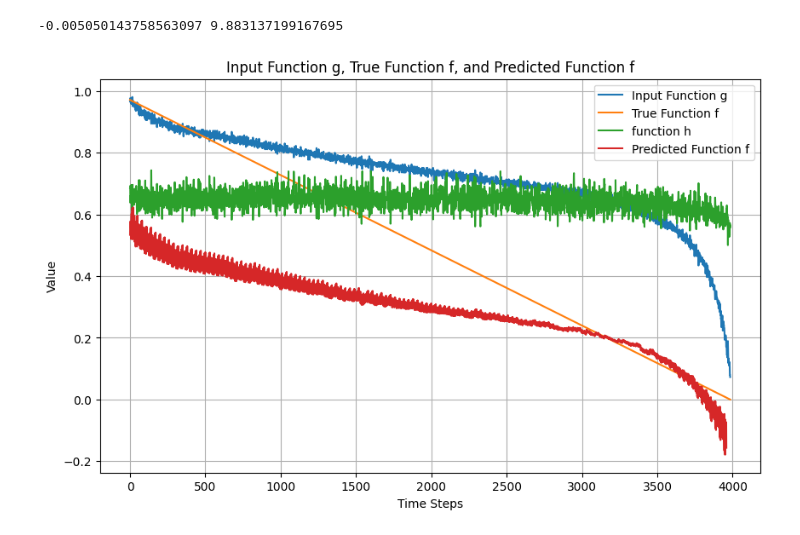
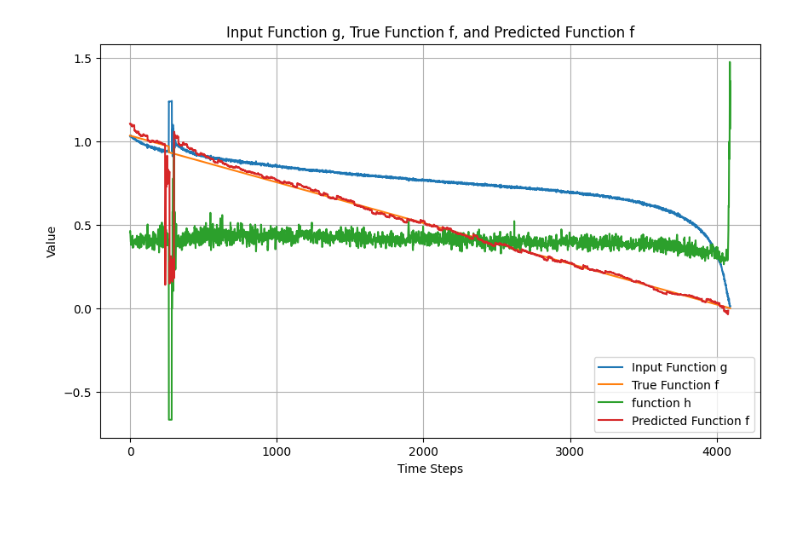
Before and after one commit to martin3698753/cflie, a Jupyter notebook: motornbat_map.ipynb, the cells around one changed output. Cells and saved outputs as stored; diff of their text form; code cells hidden in the pictures.

```diff
--- a/motornbat_map.ipynb
+++ b/motornbat_map.ipynb
@@ -65,8 +53,8 @@ for d in train_dir:
 class FunctionDataset(Dataset):
     def __init__(self, data, n):
         self.g = data[0]  # Function g
-        self.f = data[1]  # Function f
-        self.h = data[2]
+        self.h = data[1]
+        self.f = data[2]  # Function f
         self.n = n  # Sequence length
         self.total_length = len(self.g)
 
@@ -92,3 +80,13 @@ def create_dataloader(data, seq_length, batch_size=1, shuffle=False):
     dataset = FunctionDataset(data, seq_length)
     dataloader = DataLoader(dataset, batch_size=batch_size, shuffle=shuffle)
     return dataloader
+# %%
+data = np.array([
+    [1, 2, 3, 4, 5, 6, 7, 8, 9, 10],  # g
+    [11, 12, 13, 14, 15, 16, 17, 18, 19, 20],  # h
+    [10, 20, 30, 40, 50, 60, 70, 80, 90, 100]  # f
+])
+dataloader = create_dataloader(data, 4, batch_size=1, shuffle=False)
+for input_batch, output_batch in dataloader:
+    print("input_batch:", input_batch)
+    print("output_batch:", output_batch)
@@ -133,8 +136,3 @@ def train(num_epochs, dataloader, model, criterion, optimizer):
             epoch_loss += loss.item()
         if (epoch + 1) % 10 == 0:
             print(f'Epoch [{epoch+1}/{num_epochs}], Average Loss: {epoch_loss:.4f}')
-# %%
-for d in train_dir:
-    train_data = load_data(d)
-    dataloader = create_dataloader(train_data, n, batch_size=batch_size, shuffle=True)
-    train(num_epochs, dataloader, model, criterion, optimizer)
@@ -152,0 +139,11 @@ Epoch [100/100], Average Loss: 0.0713
+# %%
+train_data = np.empty((3, 0))
+for d in train_dir:
+    single_data = load_data(d)
+    train_data = np.concatenate((train_data, single_data), axis=1)
+plt.plot(train_data[0])
+plt.plot(train_data[1])
+plt.plot(train_data[2])
+plt.show()
+dataloader = create_dataloader(train_data, n, batch_size=batch_size, shuffle=True)
+train(num_epochs, dataloader, model, criterion, optimizer)
@@ -154,41 +175,40 @@ Epoch [100/100], Average Loss: 0.0713
 def evaluate_and_plot(data, model, n):
     model.eval()  # Set the model to evaluation mode
 
-    g = data[0]  # Input function g
-    f = data[1]  # True function f
-    h = data[2]
+    g = data[0]
+    h = data[1]
+    f = data[2]
 
     predictions = []
 
     with torch.no_grad():  # Disable gradient computation
         for i in range(0, len(g)-n, n):
             g_seq = g[i:i+n]
-            h_seq = g[i:i+n]
+            h_seq = h[i:i+n]
             g_tensor = torch.tensor(g_seq, dtype=torch.float32)
             h_tensor = torch.tensor(h_seq, dtype=torch.float32)
             X = torch.cat((g_tensor, h_tensor)).unsqueeze(0)
             # Convert to PyTorch tensor and add batch dimension
             #X = torch.tensor(input_seq, dtype=torch.float32).unsqueeze(0)
             y = model(X)
             predictions.extend(y.squeeze(0).numpy())  # Remove batch dimension and convert to numpy
 
     # Plot the results
     plt.figure(figsize=(10, 6))
     plt.plot(g, label='Input Function g')
     plt.plot(f, label='True Function f')
     plt.plot(h, label='function h')
     plt.plot(predictions, label='Predicted Function f')
 
     # Add labels and legend
     plt.xlabel('Time Steps')
     plt.ylabel('Value')
     plt.title('Input Function g, True Function f, and Predicted Function f')
     plt.legend()
     plt.grid(True)
     plt.show()
 
-train_data = load_data('data/5-2-25/')
+train_data = load_data('data/23-1-25/')
 evaluate_and_plot(train_data, model, n)
 # %% [output]
--0.005050143758563097 9.883137199167695
-[figure, old version]
+[figure, new version]
```
Also changed, not shown: parts of 7 cells of this notebook, 10 other files.
